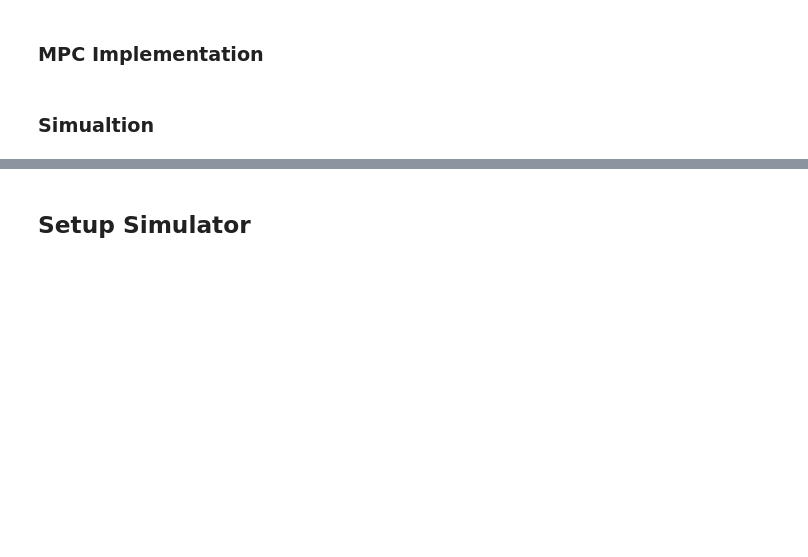
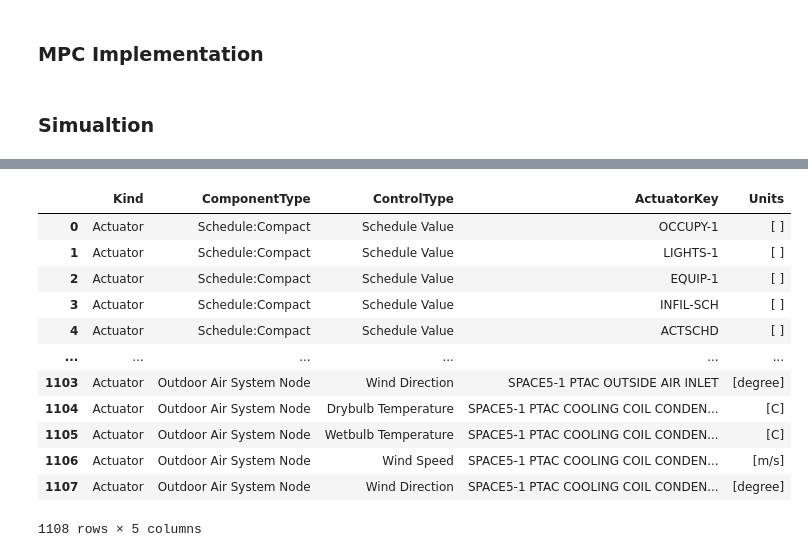
Before and after one commit to janithcyapa/DHCA-Framework, a Jupyter notebook: Simulation/3_MPC_Validation.ipynb, the cells around one changed output, grey strips where cells are left out. Drawn from its saved outputs; the diff is of its cells as text; code cells hidden in the pictures; blank space fills up the shorter version.

```diff
--- a/Simulation/3_MPC_Validation.ipynb
+++ b/Simulation/3_MPC_Validation.ipynb
@@ -616,2 +580,0 @@ fig = GenerateSimulationPlots(df_log, target_zone="SPACE1-1", layout_config=layo
-# %% [markdown]
-## Setup Simulator
@@ -945,0 +581,16 @@ sim.register_handlers("before_hvac", [{"method_name": "zone_mpc"}])
+# %%
+sim.list_available_actuators()
+# %% [output]
+|  | Kind | ComponentType | ControlType | ActuatorKey | Units |
+| 0 | Actuator | Schedule:Compact | Schedule Value | OCCUPY-1 | [ ] |
+| 1 | Actuator | Schedule:Compact | Schedule Value | LIGHTS-1 | [ ] |
+| 2 | Actuator | Schedule:Compact | Schedule Value | EQUIP-1 | [ ] |
+| 3 | Actuator | Schedule:Compact | Schedule Value | INFIL-SCH | [ ] |
+| 4 | Actuator | Schedule:Compact | Schedule Value | ACTSCHD | [ ] |
+| ... | ... | ... | ... | ... | ... |
+| 1103 | Actuator | Outdoor Air System Node | Wind Direction | SPACE5-1 PTAC OUTSIDE AIR INLET | [degree] |
+| 1104 | Actuator | Outdoor Air System Node | Drybulb Temperature | SPACE5-1 PTAC COOLING COIL CONDEN... | [C] |
+| 1105 | Actuator | Outdoor Air System Node | Wetbulb Temperature | SPACE5-1 PTAC COOLING COIL CONDEN... | [C] |
+| 1106 | Actuator | Outdoor Air System Node | Wind Speed | SPACE5-1 PTAC COOLING COIL CONDEN... | [m/s] |
+| 1107 | Actuator | Outdoor Air System Node | Wind Direction | SPACE5-1 PTAC COOLING COIL CONDEN... | [degree] |
+1108 rows × 5 columns
```
Also changed, not shown: parts of 7 cells of this notebook.
